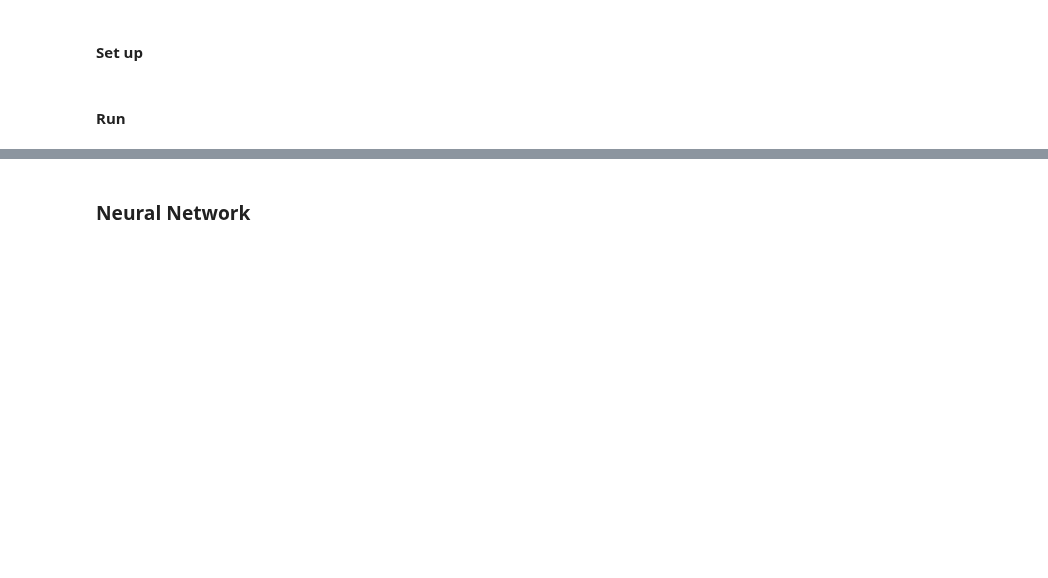
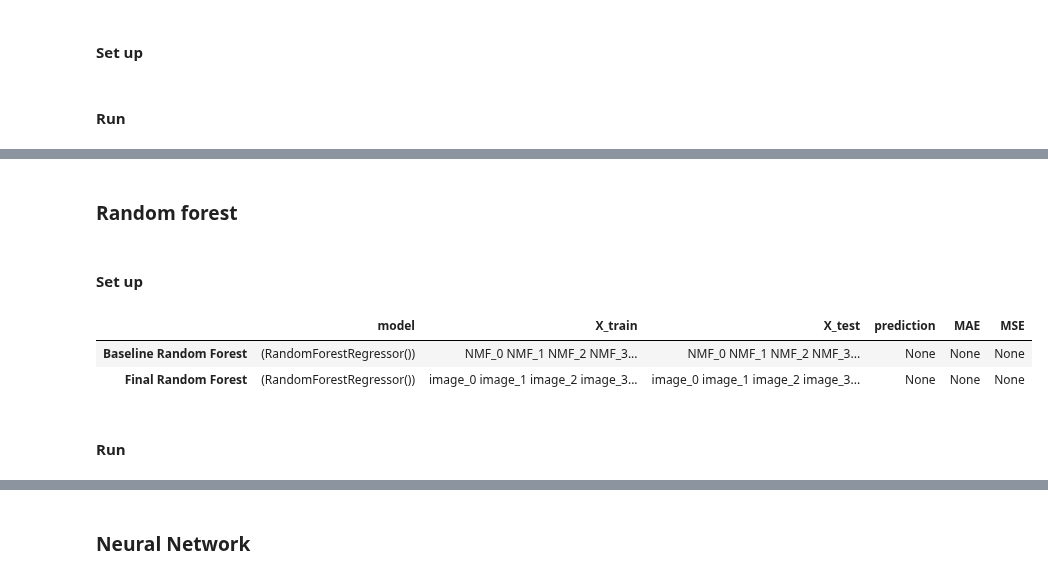
Before and after one commit to MargheSerena/Group-project, a Jupyter notebook: 03 ML set up_MF.ipynb, the cells around one changed output, grey strips where cells are left out. Saved outputs shown, nothing was run; the diff lists cells and outputs as text; code cells hidden in the pictures; blank space fills up the shorter version.

Commit message:
metrics for ratings groups

```diff
--- a/03 ML set up_MF.ipynb
+++ b/03 ML set up_MF.ipynb
@@ -874,0 +846,23 @@ evaluation_metrics
+# %% [markdown]
+### Random forest
+# %% [markdown]
+#### Set up
+# %%
+# Set up table to run different variations and store the results
+
+evaluation_metrics_RF = pd.DataFrame({
+    'Baseline Random Forest': {'model': rf_pipeline, 'X_train': X_baseline_train_NMF, 'X_test' : X_baseline_test_NMF, 'prediction': None, 'MAE' : None, 'MSE' : None},
+    'Final Random Forest': {'model': rf_pipeline, 'X_train': X_final_train_NMF, 'X_test' : X_final_test_NMF, 'prediction': None, 'MAE' : None, 'MSE' : None}
+    }).transpose()
+
+evaluation_metrics_RF = evaluation_metrics_RF.rename(
+    columns  = {'index' : 'model name'}
+)
+
+evaluation_metrics_RF
+# %% [output]
+|  | model | X_train | X_test | prediction | MAE | MSE |
+| Baseline Random Forest | (RandomForestRegressor()) | NMF_0 NMF_1 NMF_2 NMF_3... | NMF_0 NMF_1 NMF_2 NMF_3... | None | None | None |
+| Final Random Forest | (RandomForestRegressor()) | image_0 image_1 image_2 image_3... | image_0 image_1 image_2 image_3... | None | None | None |
+# %% [markdown]
+#### Run
```
Also changed, not shown: parts of 55 cells of this notebook.
